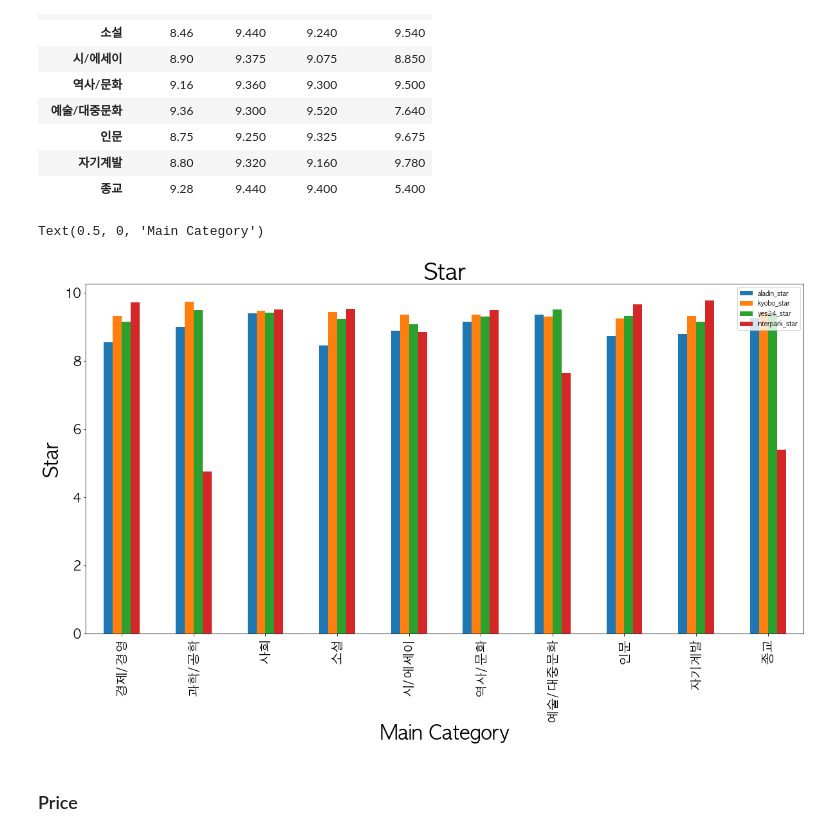
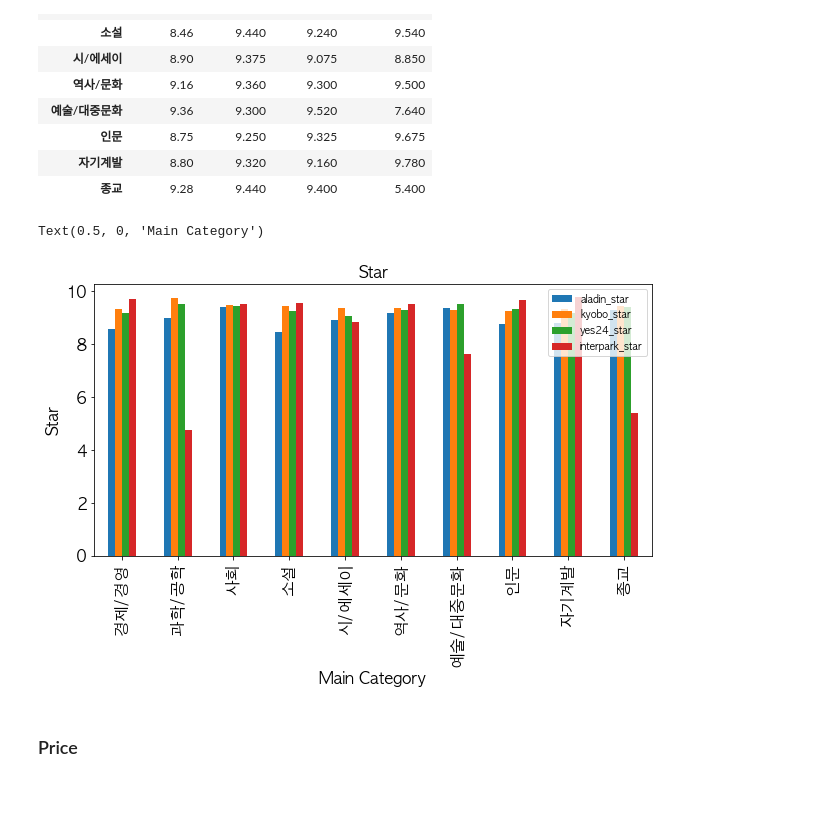
Before and after one commit to seo-hy/online-bookstore-platform-big-data-analysis, a Jupyter notebook: Demo.ipynb, the cells around one changed output. Saved outputs shown, nothing was run; the diff lists cells and outputs as text; code cells hidden in the pictures; blank space fills up the shorter version.

```diff
--- a/Demo.ipynb
+++ b/Demo.ipynb
@@ -110,13 +110,13 @@ df_book_star
 | 종교 | 9.28 | 9.440 | 9.400 | 5.400 |
 # %%
 mpl.rc('font', family='AppleGothic') #맥 한글 설정
-gf_star = df_book_star.plot(kind="bar", figsize=(20,10), fontsize=20)
-gf_star.set_title("Star", fontdict={"fontsize":35})
-gf_star.set_ylabel("Star", fontdict={"fontsize":30})
-gf_star.set_xlabel("Main Category", fontdict={"fontsize":30})
+gf_star = df_book_star.plot(kind="bar", figsize=(10,5), fontsize=16)
+gf_star.set_title("Star", fontdict={"fontsize":16})
+gf_star.set_ylabel("Star", fontdict={"fontsize":16})
+gf_star.set_xlabel("Main Category", fontdict={"fontsize":16})
 # %% [output]
 Text(0.5, 0, 'Main Category')
-[figure, old version]
+[figure, new version]
 # %% [markdown]
 ### Price
 # %%
```
Also changed, not shown: parts of 5 cells of this notebook.
